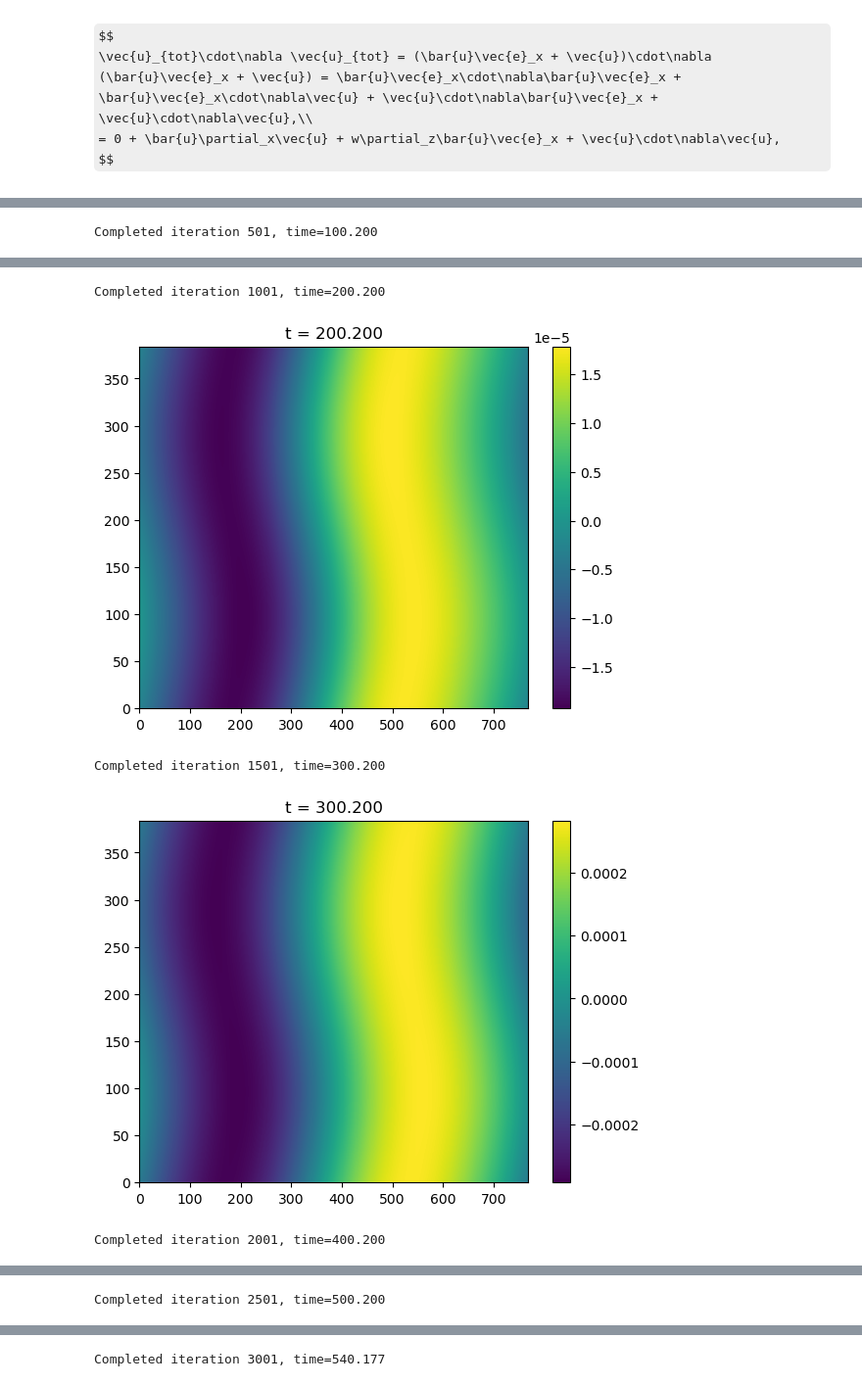
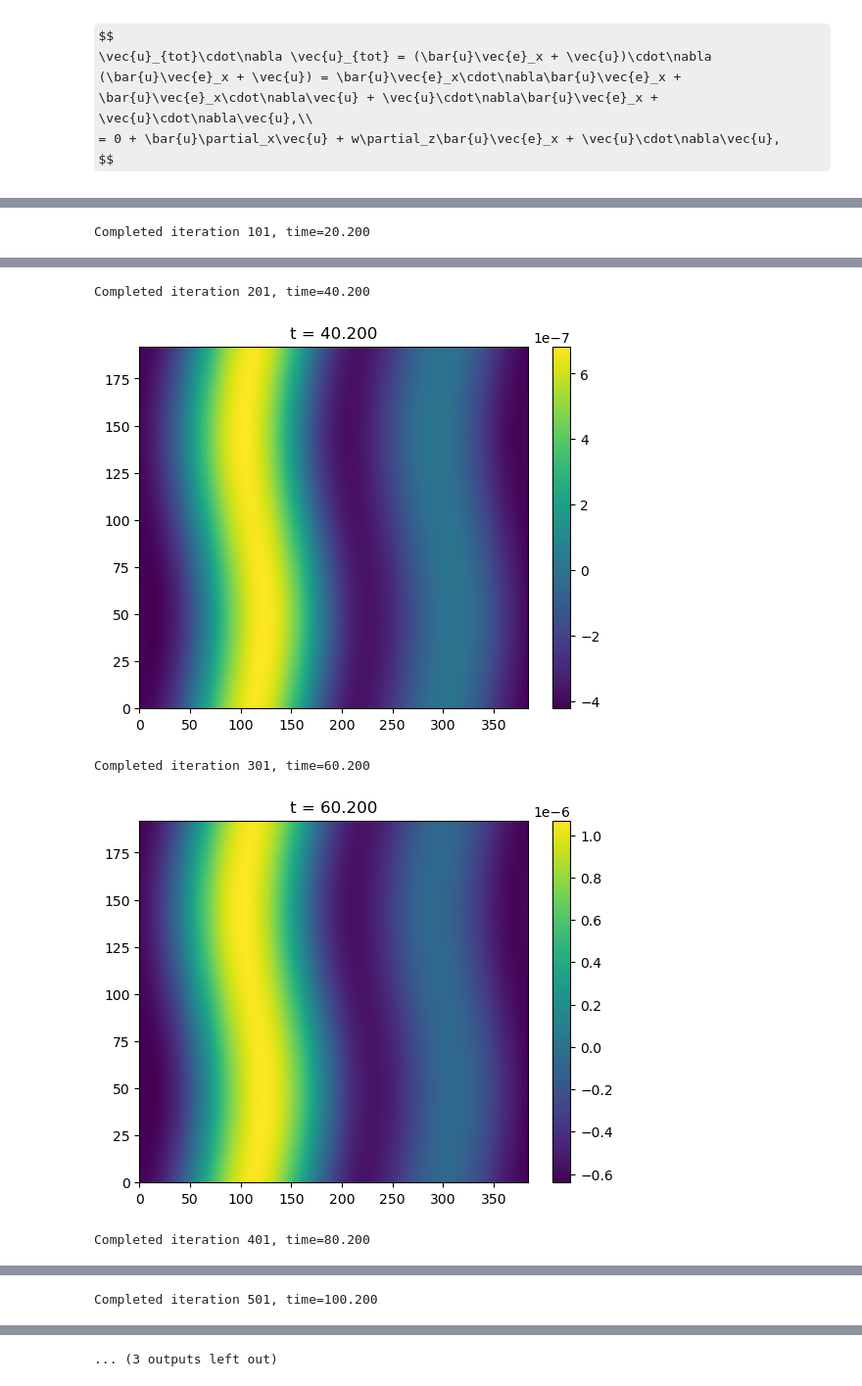
Before and after one commit to ducnguyen-uconn/Thermohaline-Shear_Instability, a Jupyter notebook: reproduce_refs/simulation/2dtest.ipynb, the cells around one changed output, grey strips where cells are left out. Shown: that part at 98% size. Drawn from its saved outputs; the diff is of its cells as text; code cells hidden in the pictures; some formulas as TeX source.

```diff
--- a/reproduce_refs/simulation/2dtest.ipynb
+++ b/reproduce_refs/simulation/2dtest.ipynb
@@ -66,8 +66,8 @@ Pr = 10.  # Prandtl number
 tau = 0.01 # diffusivity ratio
 
 Lx, Lz = 64., 1.
-Nx, Nz = 768, 384
-# Nx, Nz = 256, 128
+# Nx, Nz = 512, 256
+Nx, Nz = 384, 192
 # Nx, Nz = 768, 384
 
 # Bases
@@ -119,7 +119,7 @@ problem.add_equation("dt(u) + baru*dx(u) + w*dz(baru)*ex + grad(p) - (Pr/Pe)*lap
 problem.add_equation("dt(te) + baru*dx(te) - (1./Pe)*lap_te - w = - u@grad(te)")
 problem.add_equation("dt(sa) + baru*dx(sa) - (tau/Pe)*lap_sa - Rp*w = - u@grad(sa)")
 
-stop_sim_time = 700 # Stopping criteria
+stop_sim_time = 600 # Stopping criteria
 # timestepper = d3.RK443 # 3rd-order 4-stage DIRK+ERK scheme [Ascher 1997 sec 2.8] https://doi-org.ezproxy.lib.uconn.edu/10.1016/S0168-9274(97)00056-1
 timestepper = d3.RK222
 
@@ -139,8 +139,7 @@ sa.fill_random('g', seed=42, distribution='normal', scale=1e-5) # Random noise
 
 max_timestep = 0.2
 # CFL
-CFL = d3.CFL(solver, initial_dt=max_timestep, cadence=10, safety=0.5, threshold=0.05,
-             max_change=1.5, min_change=0.5, max_dt=max_timestep)
+CFL = d3.CFL(solver, initial_dt=max_timestep, cadence=1, max_dt=max_timestep)
 CFL.add_velocity(u)
 
 # Main loop
@@ -148,7 +147,7 @@ print('Starting main loop')
 while solver.proceed:
     timestep = CFL.compute_timestep()
     solver.step(timestep)
-    if (solver.iteration-1) % 500 == 0:
+    if (solver.iteration-1) % 100 == 0:
         print('Completed iteration {}, time={:.3f}'.format(solver.iteration, solver.sim_time))
         temp = np.copy(te['g'])
         te_plot = plt.pcolormesh(temp.transpose())
@@ -173 +175 @@ Completed iteration 1, time=0.200
-Completed iteration 501, time=100.200
+Completed iteration 101, time=20.200
@@ -175,5 +177,5 @@ Completed iteration 501, time=100.200
-Completed iteration 1001, time=200.200
+Completed iteration 201, time=40.200
-[figure, old version]
+[figure, new version]
-Completed iteration 1501, time=300.200
+Completed iteration 301, time=60.200
-[figure, old version]
+[figure, new version]
-Completed iteration 2001, time=400.200
+Completed iteration 401, time=80.200
@@ -181 +183 @@ Completed iteration 2001, time=400.200
-Completed iteration 2501, time=500.200
+Completed iteration 501, time=100.200
@@ -183 +185 @@ Completed iteration 2501, time=500.200
-Completed iteration 3001, time=540.177
+... (3 outputs left out)
```
Also changed, not shown: parts of 2 cells of this notebook, 1 other file.
